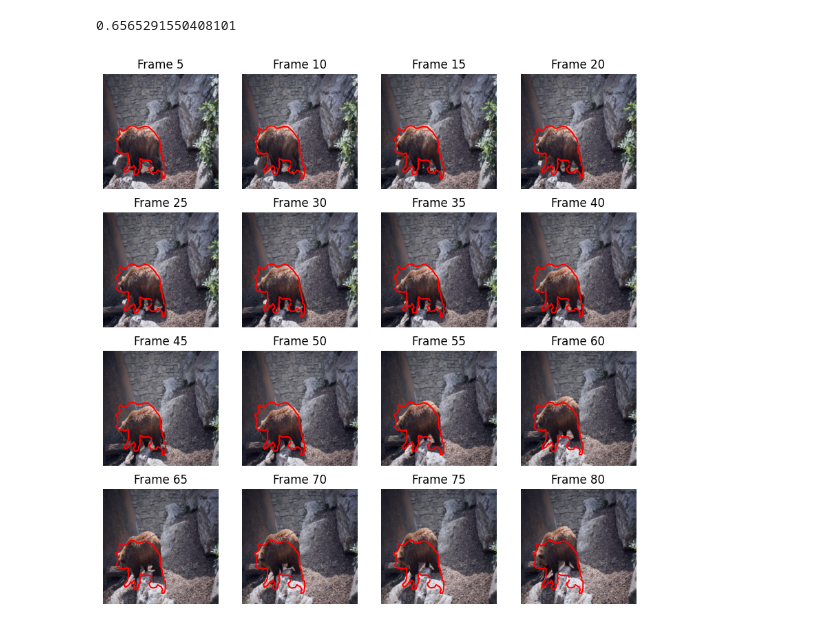
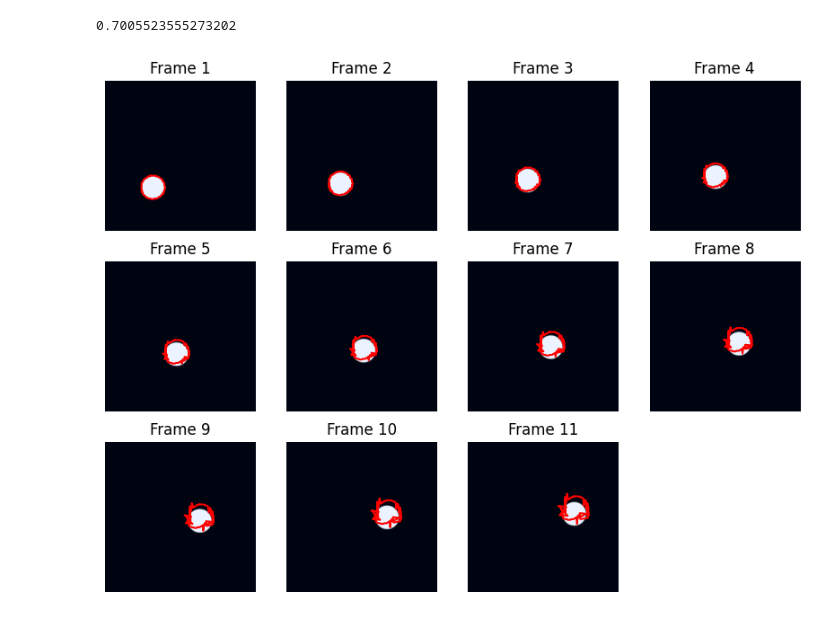
Before and after one commit to wcbup/VOS_boundary_tracking, a Jupyter notebook: train.ipynb, the cells around one changed output. Cells and saved outputs as stored; diff of their text form; code cells hidden in the pictures.

Commit message:
Update Model class and add new ball images

```diff
--- a/train.ipynb
+++ b/train.ipynb
@@ -13,9 +13,10 @@ import numpy as np
 from preprocess_utensils import get_gray_image, get_boundary_iou
 import json
 # %%
-data_set = DAVIS_Seq2(is_uniform=True, is_one_video=True)
+data_set = BallDataset()
+# data_set = DAVIS_Seq2(is_one_video=True)
 
-batch_size = 10
+batch_size = 1
 data_loader = DataLoader(data_set, batch_size=batch_size, shuffle=True, num_workers=4)
 # %%
 pre_frame, curr_frame, pre_boundary, curr_boundary = next(iter(data_loader))
@@ -74,7 +94,8 @@ tensor(380.2000)
 # %%
 torch.cuda.empty_cache()
 # %%
-output = model(pre_frame, curr_frame, pre_boundary)
+model = model.cuda()
+output = model(pre_frame.to("cuda"), curr_frame.to("cuda"), pre_boundary.to("cuda")).cpu()
 predic_boundary = output + pre_boundary
 chamer_distance_loss(predic_boundary, curr_boundary.float())
 # %% [output]
@@ -103,10 +120,10 @@ torch.cuda.memory_allocated() / 1024 / 1024 / 1024
 # %%
 dict_loss = {}
-num_epochs = 50
-optimizer = optim.Adam(model.parameters(), lr=1e-5)
-gradient_clip = 1
+num_epochs = 100
+optimizer = optim.AdamW(model.parameters(), lr=1e-4, weight_decay=1e-3)
+gradient_clip = 2
 min_loss = 1e10
-scheduler = optim.lr_scheduler.StepLR(optimizer, step_size=1, gamma=0.8)
+scheduler = optim.lr_scheduler.StepLR(optimizer, step_size=5, gamma=0.5)
 for e in range(num_epochs):
     model.train()
     for pre_frame, curr_frame, pre_boundary, curr_boundary in tqdm(data_loader):
@@ -120,8 +137,8 @@ for e in range(num_epochs):
         output = model(pre_frame, curr_frame, pre_boundary)
         predic_boundary = output + pre_boundary
         loss = loss_func(predic_boundary, curr_boundary.float())
+        nn.utils.clip_grad_norm_(model.parameters(), gradient_clip)
         loss.backward()
-        nn.utils.clip_grad_norm_(model.parameters(), gradient_clip)
         optimizer.step()
         if loss.item() < min_loss:
             min_loss = loss.item()
@@ -206,40 +249,50 @@ class DAVIS_test(torch.utils.data.Dataset):
 # %%
-def test_model_one_video(model, test_dataset: DAVIS_test, device="cuda"):
+def test_model_one_video(model, test_dataset: torch.utils.data.Dataset, device="cuda"):
     pre_img, pre_sgm, pre_boundary = test_dataset[0]
+    plt.figure(figsize=(10, 10))
+    # plt.subplot(4, 4, 1)
+    # plt.imshow(normalize_image(pre_img.permute(1, 2, 0)))
+    # plt.plot(pre_boundary[:, 0], pre_boundary[:, 1], 'r')
+    # plt.axis('off')
+    # plt.title('Frame 0')
     pre_boundary = pre_boundary.to(device)
     total_iou = 0
     model.eval()
-    interval = 5
-    plt.figure(figsize=(10, 10))
+    interval = 1
     for i in tqdm(range(1, len(test_dataset))):
         img, sgm, boundary = test_dataset[i]
         # print(pre_img.shape, img.shape, pre_boundary.shape)
         with torch.no_grad():
             boundary_offset = model(
                 pre_img.unsqueeze(0).to(device),
                 img.unsqueeze(0).to(device),
                 pre_boundary.unsqueeze(0).to(device),
             )
-            # pre_boundary = pre_boundary + boundary_offset.squeeze(0)
+            # pre_boundary[:, 0] += 9
+            # print(boundary_offset)
+            pre_boundary = pre_boundary + boundary_offset.squeeze(0)
             pre_boundary = pre_boundary.int()
             pre_boundary = torch.clamp(pre_boundary, 0, 223)
+            # print(pre_boundary.cpu() - boundary)
             # pre_boundary = boundary.squeeze(0).to(device)
             pre_img = img
             if i % interval == 0:
+                # plt.subplot(4, 4, i // interval + 1)
                 plt.subplot(4, 4, i // interval)
                 plt.imshow(normalize_image(pre_img.permute(1, 2, 0)))
                 # index = 10
                 # plt.scatter(pre_boundary.cpu().numpy()[:, 0][index], pre_boundary.cpu().numpy()[:, 1][index], )
                 plt.plot(pre_boundary.cpu().numpy()[:, 0], pre_boundary.cpu().numpy()[:, 1], "r")
                 plt.axis('off')
                 plt.title(f'Frame {i}')
         total_iou += get_boundary_iou(sgm, pre_boundary.cpu().numpy())
     return total_iou / (len(test_dataset) - 1)
-if model_name == "uniform_model":
-    test_dataset = DAVIS_test("bear", is_uniform=True)
-else:
-    test_dataset = DAVIS_test("bear", is_uniform=False)
+# if model_name == "uniform_model":
+#     test_dataset = DAVIS_test("bear", is_uniform=True)
+# else:
+#     test_dataset = DAVIS_test("bear", is_uniform=False)
+test_dataset = Balltest()
 test_model_one_video(model, test_dataset)
 # %% [output]
-0.6565291550408101
+0.7005523555273202
-[figure, old version]
+[figure, new version]
```
Also changed, not shown: parts of 14 cells of this notebook, 16 other files.
